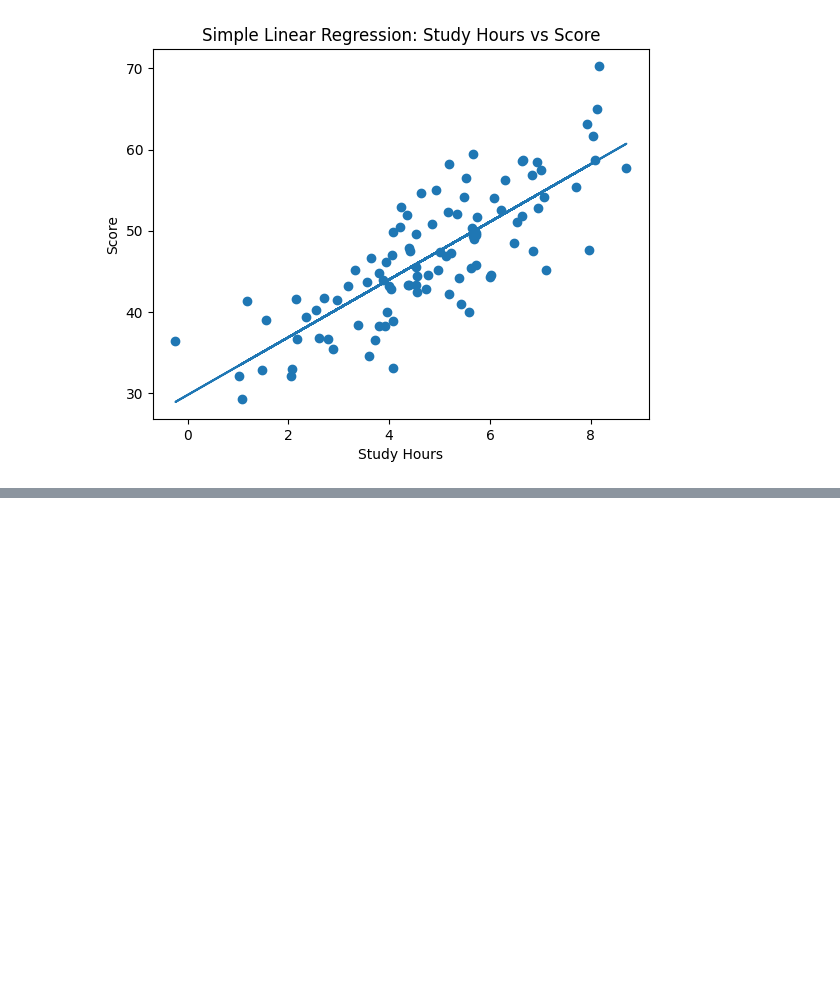
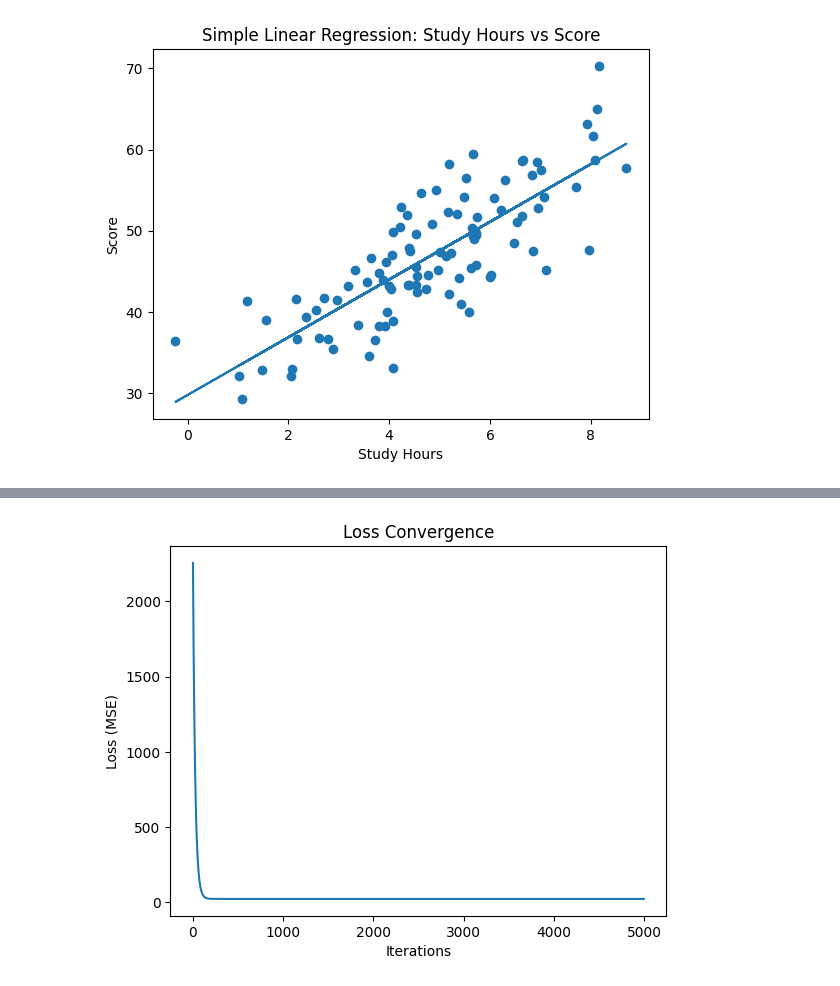
Before and after one commit to Aspirant200715/Linear-vs-Multiple-Regression-Project, a Jupyter notebook: linear_vs_multiple_regression.ipynb, the cells around one changed output, grey strips where cells are left out. Cells and saved outputs as stored; diff of their text form; code cells hidden in the pictures; blank space fills up the shorter version.

Commit message:
Gradient Descent implementation

```diff
--- a/linear_vs_multiple_regression.ipynb
+++ b/linear_vs_multiple_regression.ipynb
@@ -193,0 +232,73 @@ plt.show()
+# %%
+import numpy as np
+import matplotlib.pyplot as plt
+
+# Extract values
+X = data["StudyHours"].values
+y = data["Score"].values
+n = len(y)
+
+# -----------------------------
+# Feature Scaling
+# -----------------------------
+X_mean = X.mean()
+X_std = X.std()
+X_scaled = (X - X_mean) / X_std
+
+# -----------------------------
+# Initialize Parameters
+# -----------------------------
+beta_0 = 0
+beta_1 = 0
+
+learning_rate = 0.01
+iterations = 5000
+
+loss_history = []
+
+# -----------------------------
+# Gradient Descent Loop
+# -----------------------------
+for i in range(iterations):
+
+    # Predictions
+    y_pred = beta_0 + beta_1 * X_scaled
+
+    # Errors
+    error = y_pred - y
+
+    # Gradients (IMPORTANT: use X_scaled)
+    d_beta_0 = (2/n) * np.sum(error)
+    d_beta_1 = (2/n) * np.sum(error * X_scaled)
+
+    # Update parameters
+    beta_0 = beta_0 - learning_rate * d_beta_0
+    beta_1 = beta_1 - learning_rate * d_beta_1
+
+    # Track loss
+    loss = (1/n) * np.sum(error**2)
+    loss_history.append(loss)
+
+# -----------------------------
+# Convert Back to Original Scale
+# -----------------------------
+beta_1_original = beta_1 / X_std
+beta_0_original = beta_0 - (beta_1 * X_mean / X_std)
+
+print("Gradient Descent (Converted Back):")
+print("Intercept:", beta_0_original)
+print("Slope:", beta_1_original)
+
+print("\nOLS Results:")
+print(model_simple.params)
+
+# -----------------------------
+# Plot Loss Curve
+# -----------------------------
+plt.figure()
+plt.plot(loss_history)
+plt.xlabel("Iterations")
+plt.ylabel("Loss (MSE)")
+plt.title("Loss Convergence")
+plt.show()
+# %% [output]
@@ -193,0 +313 @@ plt.show()
+[figure, added]
```
Also changed, not shown: parts of 13 cells of this notebook, 1 other file.
